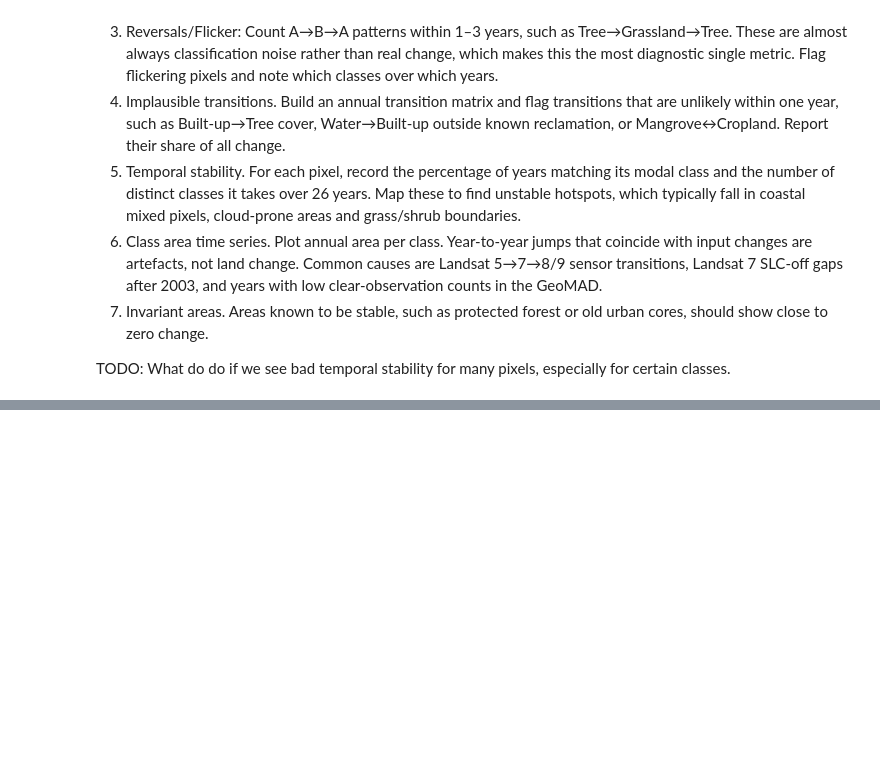
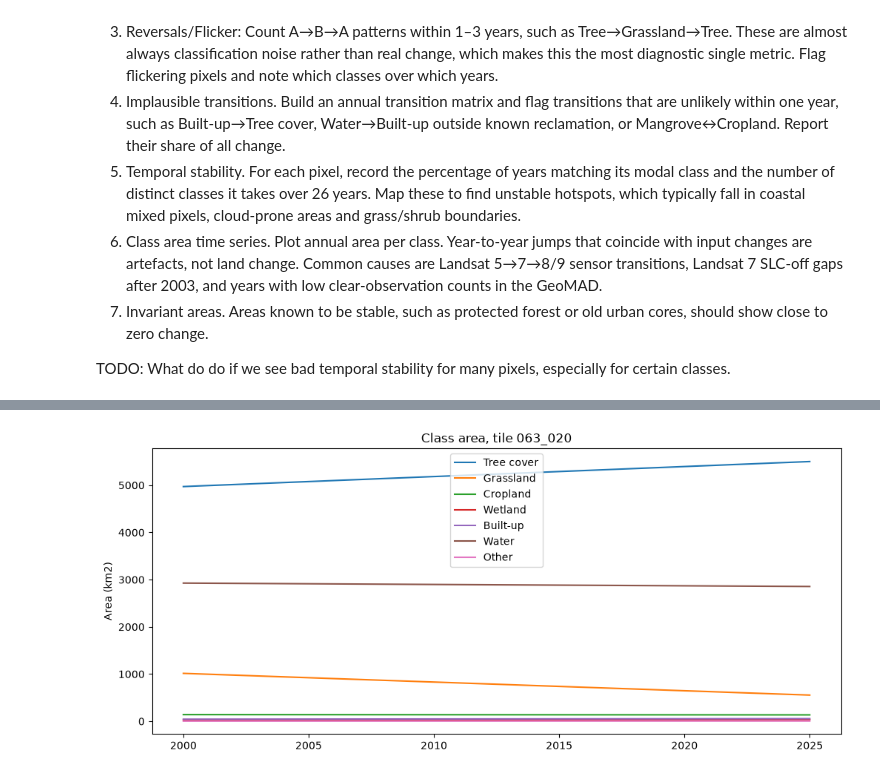
Before and after one commit to auspatious/ldn-lulc, a Jupyter notebook: notebooks/LULC_Temporal_Stability.ipynb, the cells around one changed output, grey strips where cells are left out. Cells and saved outputs as stored; diff of their text form; code cells hidden in the pictures; blank space fills up the shorter version.

```diff
--- a/notebooks/LULC_Temporal_Stability.ipynb
+++ b/notebooks/LULC_Temporal_Stability.ipynb
@@ -15,0 +151,6 @@ TODO: What do do if we see bad temporal stability for many pixels, especially fo
+# %%
+# Class area time series. Look for jumps that coincide with Landsat sensor changes or GeoMAD observation counts.
+for tile, areas in areas_by_tile.items():
+    ax = areas.plot(figsize=(12, 5), title=f"Class area, tile {tile[0]:03}_{tile[1]:03}", ylabel="Area (km2)")
+# %% [output]
+[figure, added]
```
Also changed, not shown: parts of 8 cells of this notebook.
